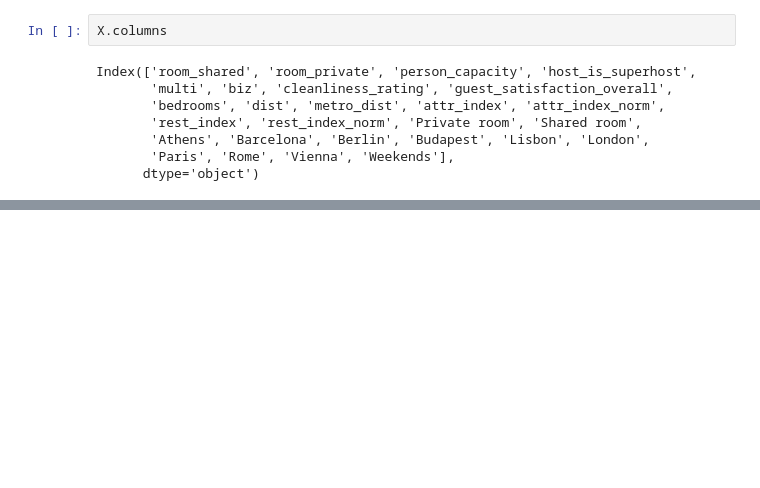
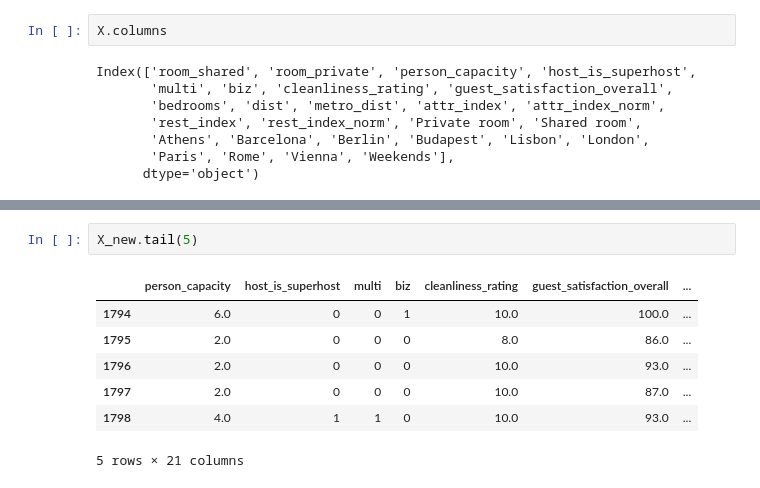
Before and after one commit to Liliia-Aliakberova/MachineLearningProject, a Jupyter notebook: Pre&Model copy.ipynb, the cells around one changed output, grey strips where cells are left out. Drawn from its saved outputs; the diff is of its cells as text; blank space fills up the shorter version.

```diff
--- a/Pre&Model.ipynb
+++ b/Pre&Model copy.ipynb
@@ -470,0 +464,10 @@ Index(['room_shared', 'room_private', 'person_capacity', 'host_is_superhost',
+# %%
+X_new.tail(5)
+# %% [output]
+|  | person_capacity | host_is_superhost | multi | biz | cleanliness_rating | guest_satisfaction_overall | ... |
+| 1794 | 6.0 | 0 | 0 | 1 | 10.0 | 100.0 | ... |
+| 1795 | 2.0 | 0 | 0 | 0 | 8.0 | 86.0 | ... |
+| 1796 | 2.0 | 0 | 0 | 0 | 10.0 | 93.0 | ... |
+| 1797 | 2.0 | 0 | 0 | 0 | 10.0 | 87.0 | ... |
+| 1798 | 4.0 | 1 | 1 | 0 | 10.0 | 93.0 | ... |
+5 rows × 21 columns
```
Also changed, not shown: parts of 15 cells of this notebook, 2 other files.
